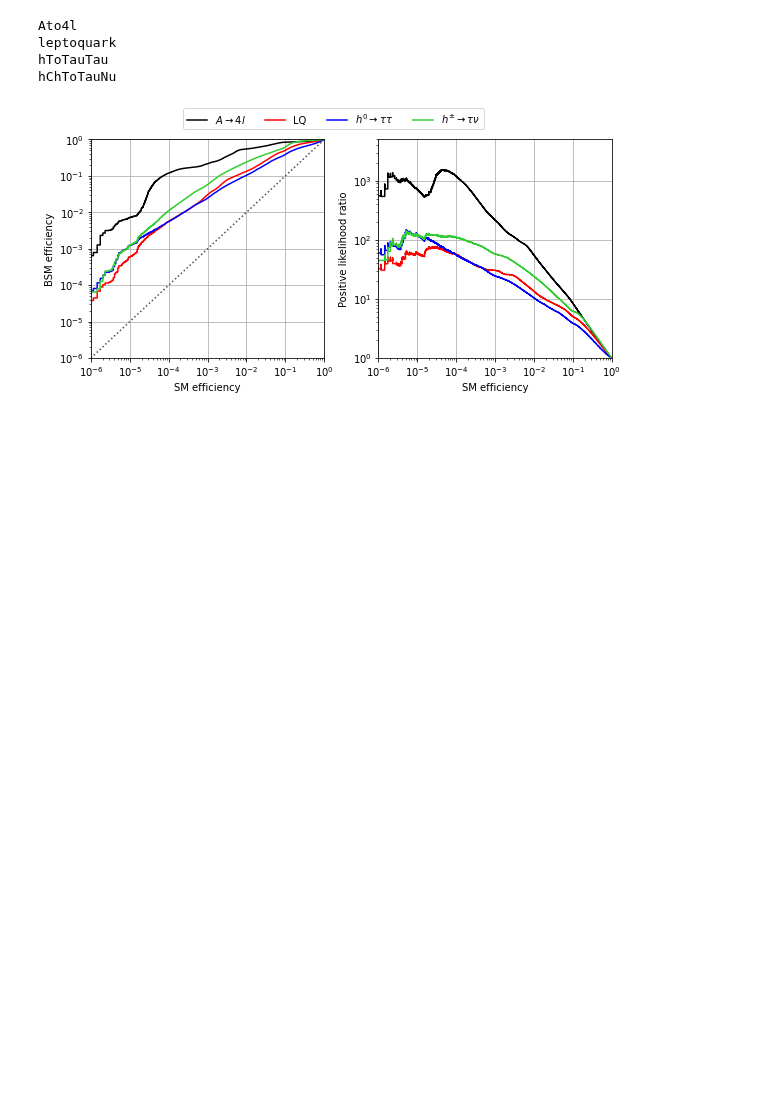
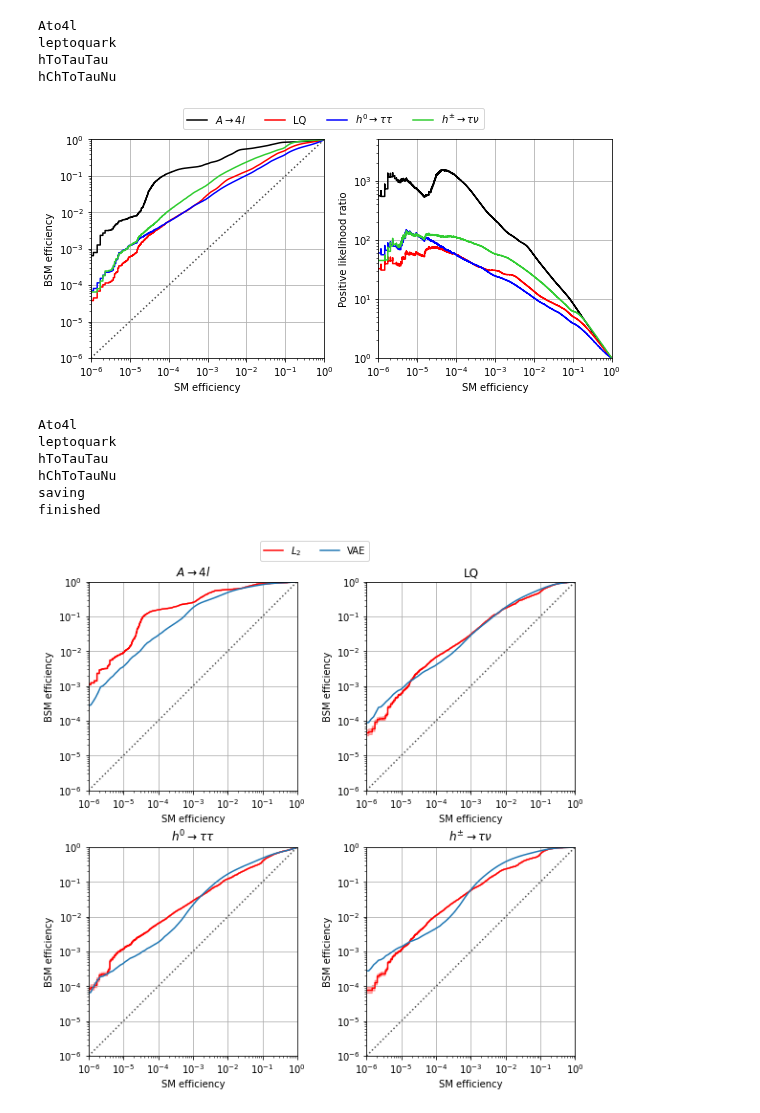
Before and after one commit to oliverkn/alad-for-lhc, a Jupyter notebook: benchmark/plots.ipynb, the cells around one changed output. Saved outputs shown, nothing was run; the diff lists cells and outputs as text; code cells hidden in the pictures; blank space fills up the shorter version.

```diff
--- a/benchmark/plots.ipynb
+++ b/benchmark/plots.ipynb
@@ -247,3 +246,69 @@ leptoquark
 hToTauTau
 hChToTauNu
 [figure]
+# %%
+# https://en.wikipedia.org/wiki/Binomial_proportion_confidence_interval#Agresti%E2%80%93Coull_interval
+def ac_interval(p, n, z=1):
+    nbar = n + np.power(z, 2)
+    X = p * n
+    pbar = 1./nbar * (X + np.power(z, 2)/2.)
+    upper = pbar + z * np.sqrt(pbar/nbar * (1 - pbar))
+    lower = pbar - z * np.sqrt(pbar/nbar * (1 - pbar))
+    return upper, lower
+
+
+fig, ax_arr = plt.subplots(2, 2, figsize=(8, 8))
+for i, key in enumerate(bsm_list):
+    print(key)
+
+    ax = ax_arr[i // 2, i % 2]
+    ax.set(xlim=(1e-6, 1), ylim=(1e-6, 1))
+    ax.set_aspect('equal')
+
+    sm_scores = scores['sm_mix']
+    bsm_scores = scores[key]
+    labels = np.concatenate([np.zeros_like(sm_scores[0]), np.ones_like(bsm_scores[0])])
+
+    # Analysis for L2-score
+    j, score_name = 2, r'$L_2$'
+    y = np.concatenate([sm_scores[j], bsm_scores[j]])
+    fpr, tpr, _ = roc_curve(labels, y, pos_label=1)
+
+    # compute ac-interval
+    n = bsm_scores[j].shape[0]
+    upper_tpr, lower_tpr = ac_interval(tpr, n)
+
+    # plot ROC with uncertainty band
+    ax.plot(fpr, tpr, color='red', label=score_name)
+    ax.fill_between(fpr, lower_tpr, upper_tpr, color='red', alpha=0.3)
+
+    # plot vae reference
+    fpr, tpr, auc = vae_roc[key]['eff_SM'], vae_roc[key]['eff_BSM'], vae_roc[key]['roc_auc']
+    ax.plot(fpr, tpr, label='VAE')
+
+    #plot diagonal line
+    ax.plot(ax.get_xlim(), ax.get_ylim(), ls=":", c=".3")
+
+    ax.set_title(bsm_label_dict[key])
+    ax.set_xlabel('SM efficiency')
+    ax.set_ylabel('BSM efficiency')
+    ax.set_yscale('log')
+    ax.set_xscale('log')
+    ax.grid()
+
+handles, labels = ax_arr[0,0].get_legend_handles_labels()
+fig.legend(handles, labels, loc = 'upper center', ncol=5)
+plt.tight_layout(pad=0.0, w_pad=0.5, h_pad=0.5, rect=(0,0,1,0.95))
+
+print('saving')
+plt.savefig('output/roc_uncertainty.png', dpi=400)
+plt.show()
+print('finished')
+# %% [output]
+Ato4l
+leptoquark
+hToTauTau
+hChToTauNu
+saving
+finished
+[figure, added]
```
Also changed, not shown: parts of 1 cell of this notebook, 11 other files.
